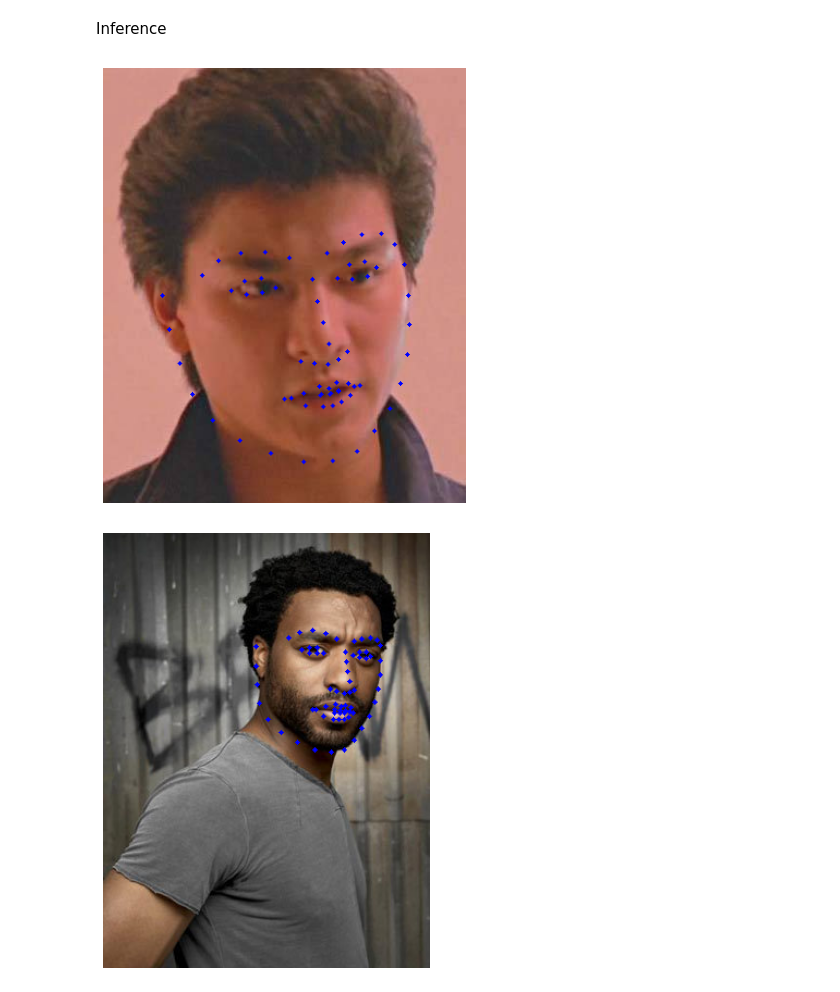
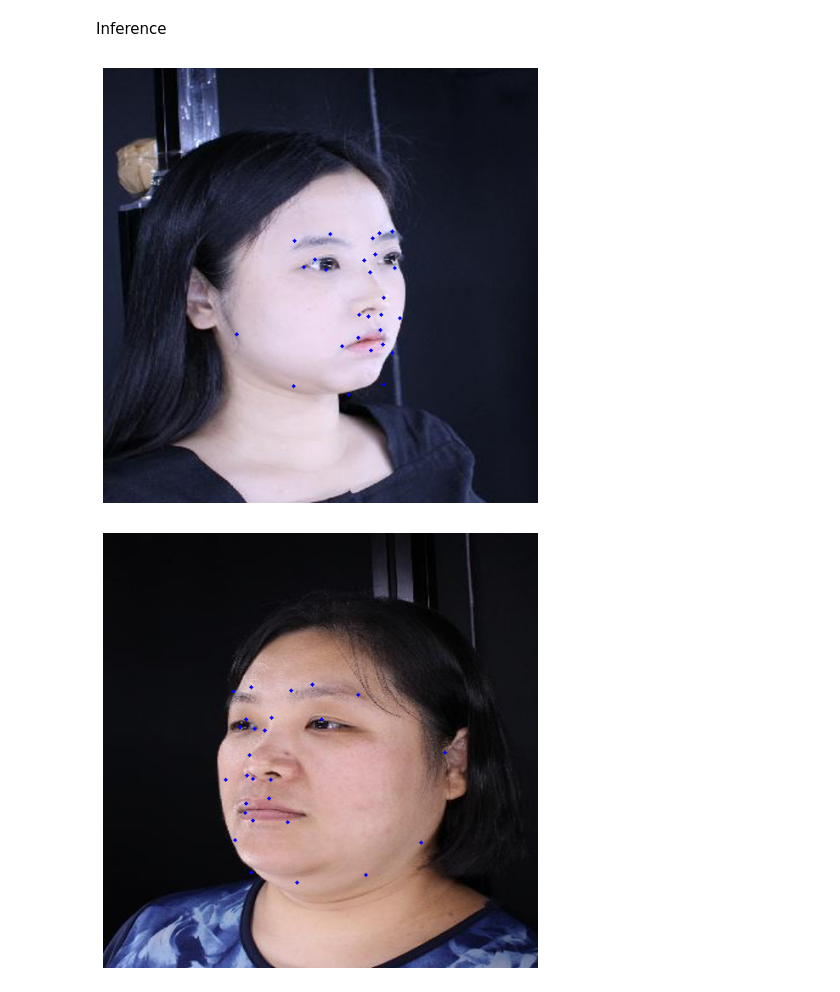
Before and after one commit to Minhan-Bae/FLD-scratch, a Jupyter notebook: visualization.ipynb, the cells around one changed output. Cells and saved outputs as stored; diff of their text form; code cells hidden in the pictures.

```diff
--- a/visualization.ipynb
+++ b/visualization.ipynb
@@ -37,8 +37,8 @@ device = 'cuda:3' if torch.cuda.is_available() else 'cpu'
 
 SRC_ROOT = "/home/ubuntu/workspace/FLD-scratch/src/"
 
-INPUT_ROOT = "/data/komedi/300w_data_100/"
-IMAGE_ROOT = os.path.join(INPUT_ROOT, "image")
+INPUT_ROOT = "/data/komedi/k-face-100/"
+IMAGE_ROOT = os.path.join(INPUT_ROOT, "cropped_img")
 IMAGE_LIST = get_file_list(IMAGE_ROOT, case="image")
 # %% [markdown]
 Set function
@@ -89,26 +89,26 @@ Inference
 # %%
 start_time = time.time()
 
-model = XceptionNet(num_classes=136)
-pretrained_name = os.path.join(SRC_ROOT,'pretrained_model/xcep_68pt_0622_pretrained.pt')
+model = XceptionNet(num_classes=54)
+pretrained_name = os.path.join(SRC_ROOT,'pretrained_model/xcep_27pt_50epoch.pt')
 model.eval()
 model.load_state_dict(torch.load(pretrained_name, map_location = 'cpu'))
 model = model.to(device)
 
 with torch.no_grad():
 
     for i in range(2):
         num = random.randint(0,len(IMAGE_LIST))
         img_name = Path(IMAGE_LIST[num]).stem
         image = cv2.imread(IMAGE_LIST[num])
         output = inference(image)
 
         plt.figure(figsize=(8,8))
         result = cv2.cvtColor(output, cv2.COLOR_RGB2BGR)
 
         plt.axis("off")
         plt.imshow(result, cmap = 'gray')
         plt.savefig(f"output/{img_name}.png")
 # %% [output]
-[figure, old version]
+[figure, new version]
-[figure, old version]
+[figure, new version]
```
Also changed, not shown: 16 other files.
